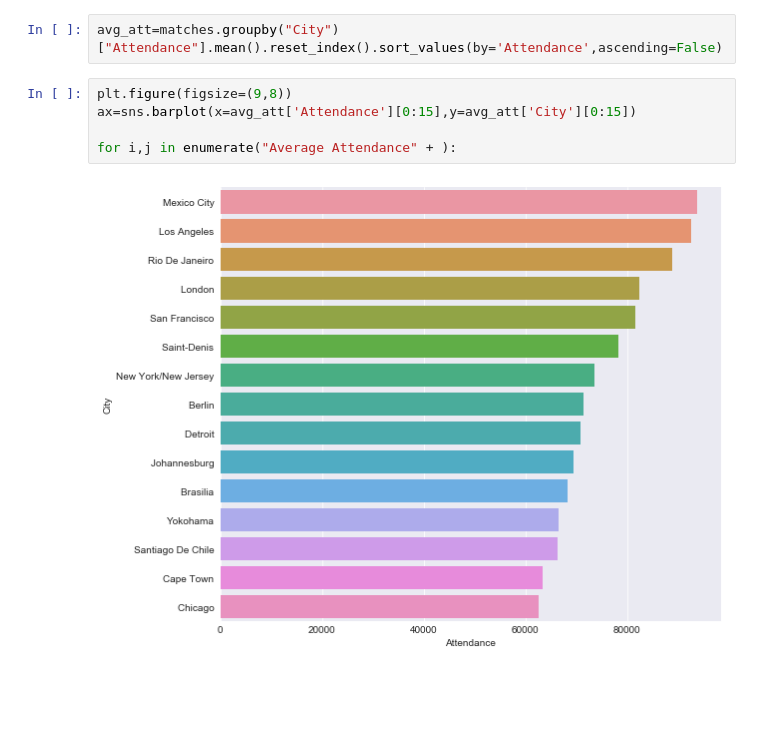
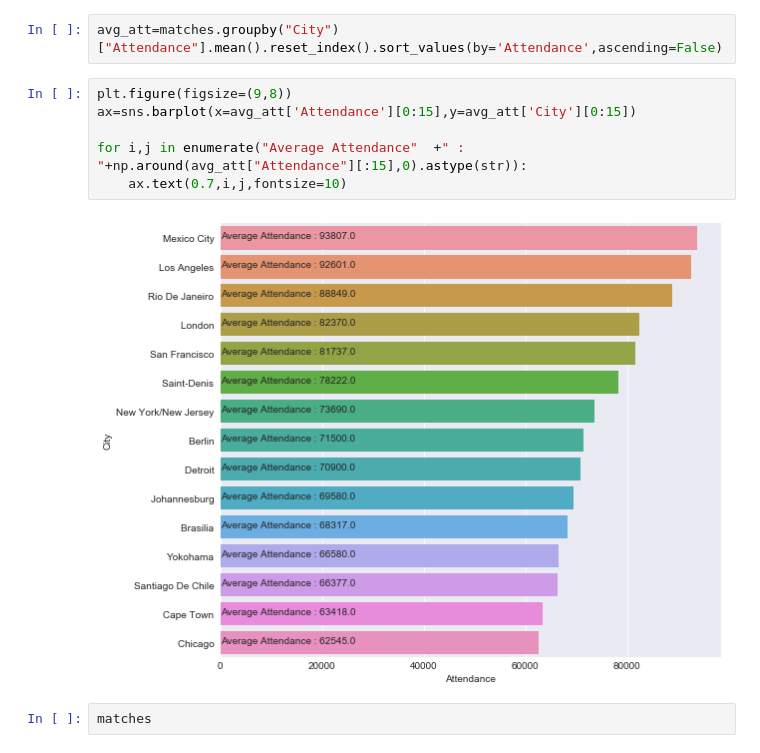
Before and after one commit to innovator-arjun/FIFA-World-Cup-Prediction, a Jupyter notebook: FIFA World Cup Predicition.ipynb, the cells around one changed output. Cells and saved outputs as stored; diff of their text form; blank space fills up the shorter version.

```diff
--- a/FIFA World Cup Predicition.ipynb
+++ b/FIFA World Cup Predicition.ipynb
@@ -249,7 +249,10 @@ avg_att=matches.groupby("City")["Attendance"].mean().reset_index().sort_values(b
 # %%
 plt.figure(figsize=(9,8))
 ax=sns.barplot(x=avg_att['Attendance'][0:15],y=avg_att['City'][0:15])
 
-for i,j in enumerate("Average Attendance" + ):
+for i,j in enumerate("Average Attendance"  +" : "+np.around(avg_att["Attendance"][:15],0).astype(str)):
+    ax.text(0.7,i,j,fontsize=10)
 # %% [output]
-[figure, old version]
+[figure, new version]
+# %%
+matches
```
Also changed, not shown: parts of 1 cell of this notebook.
